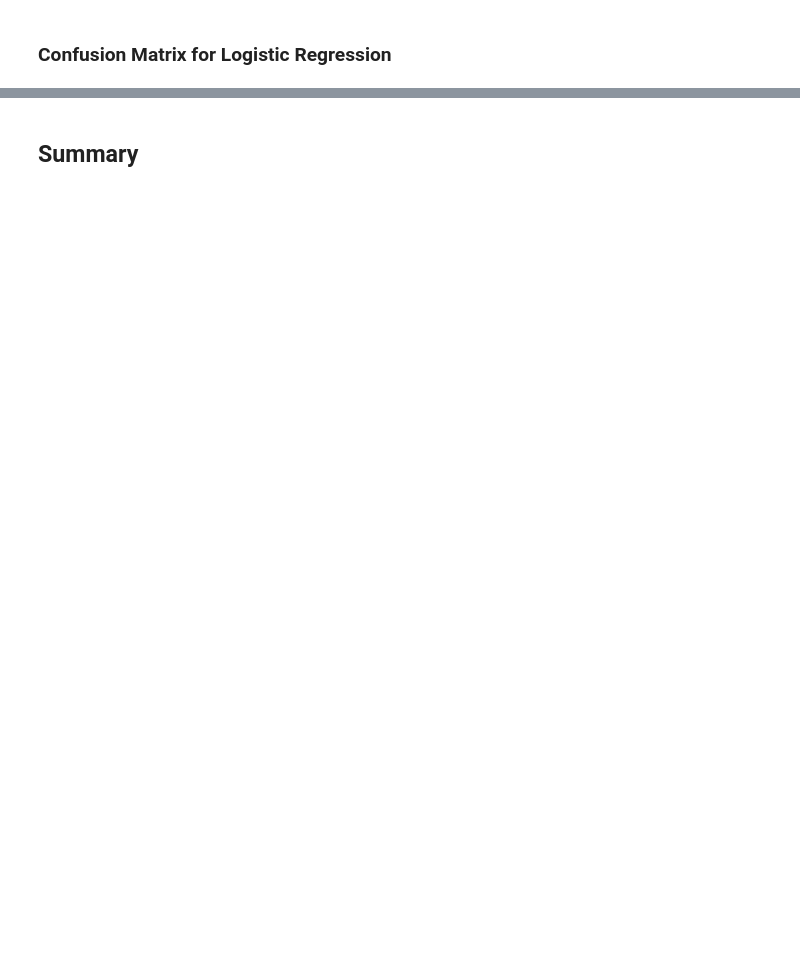
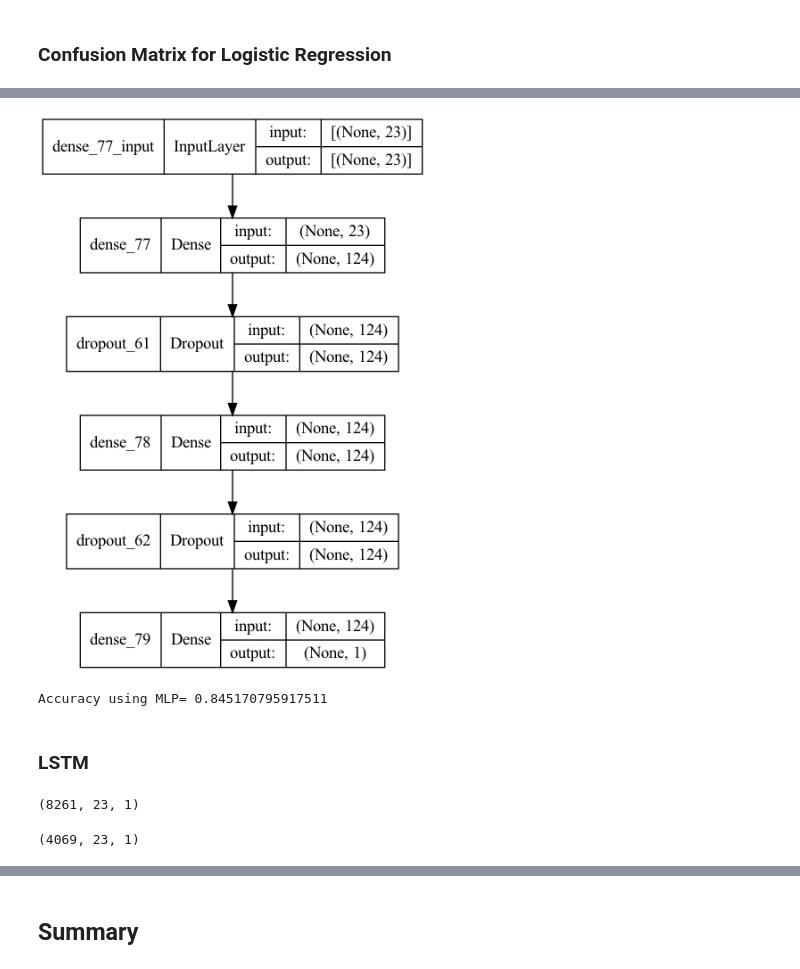
Before and after one commit to msbvarma/MLProjects, a Jupyter notebook: RevenuePrediction/Revenue_Prediction_Modeling.ipynb, the cells around one changed output, grey strips where cells are left out. Drawn from its saved outputs; the diff is of its cells as text; code cells hidden in the pictures; blank space fills up the shorter version.

```diff
--- a/RevenuePrediction/Revenue_Prediction_Modeling.ipynb
+++ b/RevenuePrediction/Revenue_Prediction_Modeling.ipynb
@@ -475,0 +478,3 @@ the maximum value of tpr*(1-fpr) 0.6261573770594673 for threshold 0.149
+# %%
+X_tr1 = X_tr.toarray()
+X_te1 = X_te.toarray()
@@ -475,0 +516,22 @@ the maximum value of tpr*(1-fpr) 0.6261573770594673 for threshold 0.149
+# %%
+from tensorflow.keras.models import Sequential
+from tensorflow.keras.layers import Dense, Activation, Dropout
+from tensorflow.keras import regularizers, optimizers,initializers
+model = Sequential()
+model.add(Dense(124, activation='relu', input_shape = (23,)))
+model.add(Dropout(0.5))
+model.add(Dense(124, activation='relu'))
+model.add(Dropout(0.1))
+model.add(Dense(1, activation='sigmoid'))
+model.summary()
+
+model.compile(loss='binary_crossentropy',
+              optimizer=optimizers.SGD(lr = 0.1, momentum = 0.003),
+              metrics=['acc'])
+callbacks = [lrschedule,reduce_lr, loss_terminate, earlystop]
+history = model.fit(X_tr1, y_train,
+                    batch_size=batch_size,
+                    epochs=10,
+                    verbose=1,
+                    validation_data=(X_te1, y_test),callbacks=callbacks)
+score = model.evaluate(X_te1, y_test, verbose=0)
@@ -475,0 +571,23 @@ the maximum value of tpr*(1-fpr) 0.6261573770594673 for threshold 0.149
+# %%
+from tensorflow.keras.utils import plot_model
+plot_model(model,show_shapes=True)
+# %% [output]
+[figure, added]
+# %%
+best_auc_mlp = score[1]
+print("Accuracy using MLP=",best_auc_mlp)
+# %% [output]
+Accuracy using MLP= 0.845170795917511
+# %% [markdown]
+### LSTM
+# %%
+X_tr1 = X_tr1.reshape(X_tr1.shape[0],X_tr1.shape[1],1)
+X_tr1.shape
+# %% [output]
+(8261, 23, 1)
+# %%
+
+X_te1 = X_te1.reshape(X_te1.shape[0],X_te1.shape[1],1)
+X_te1.shape
+# %% [output]
+(4069, 23, 1)
```
Also changed, not shown: parts of 17 cells of this notebook.
